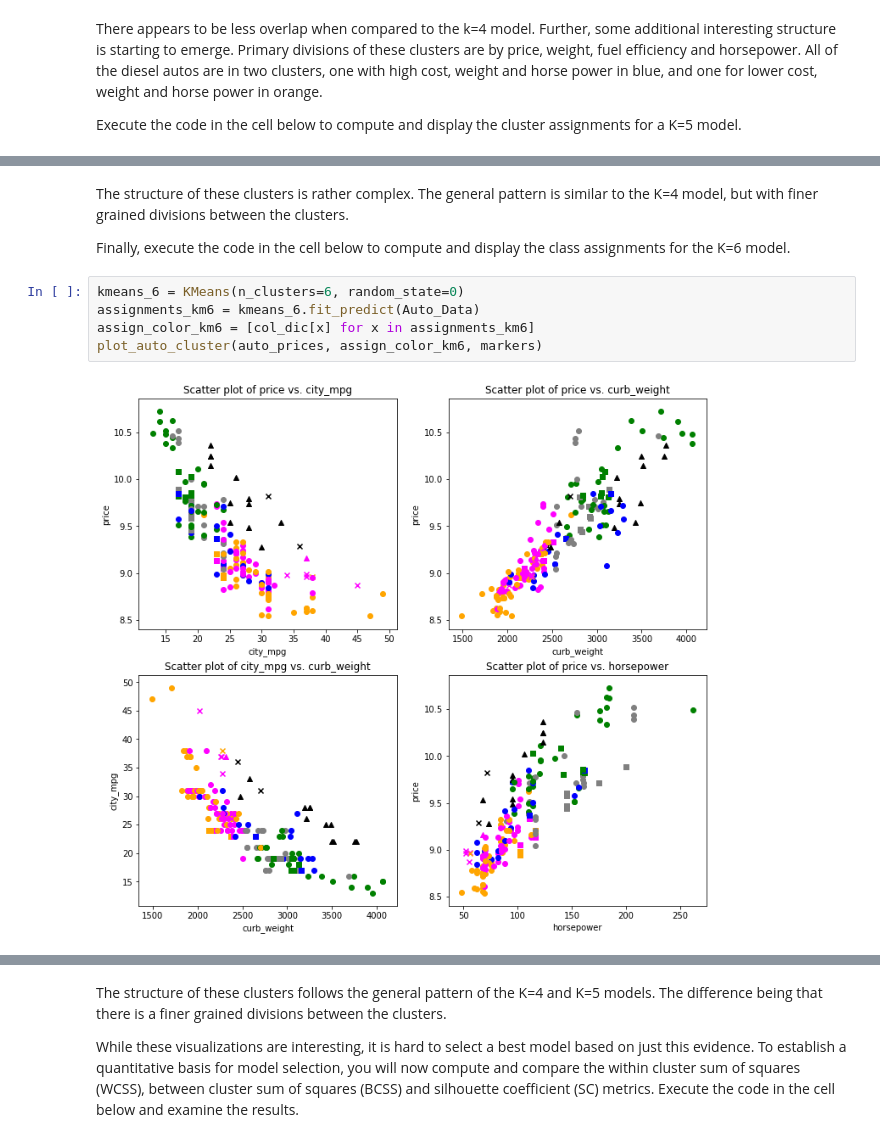
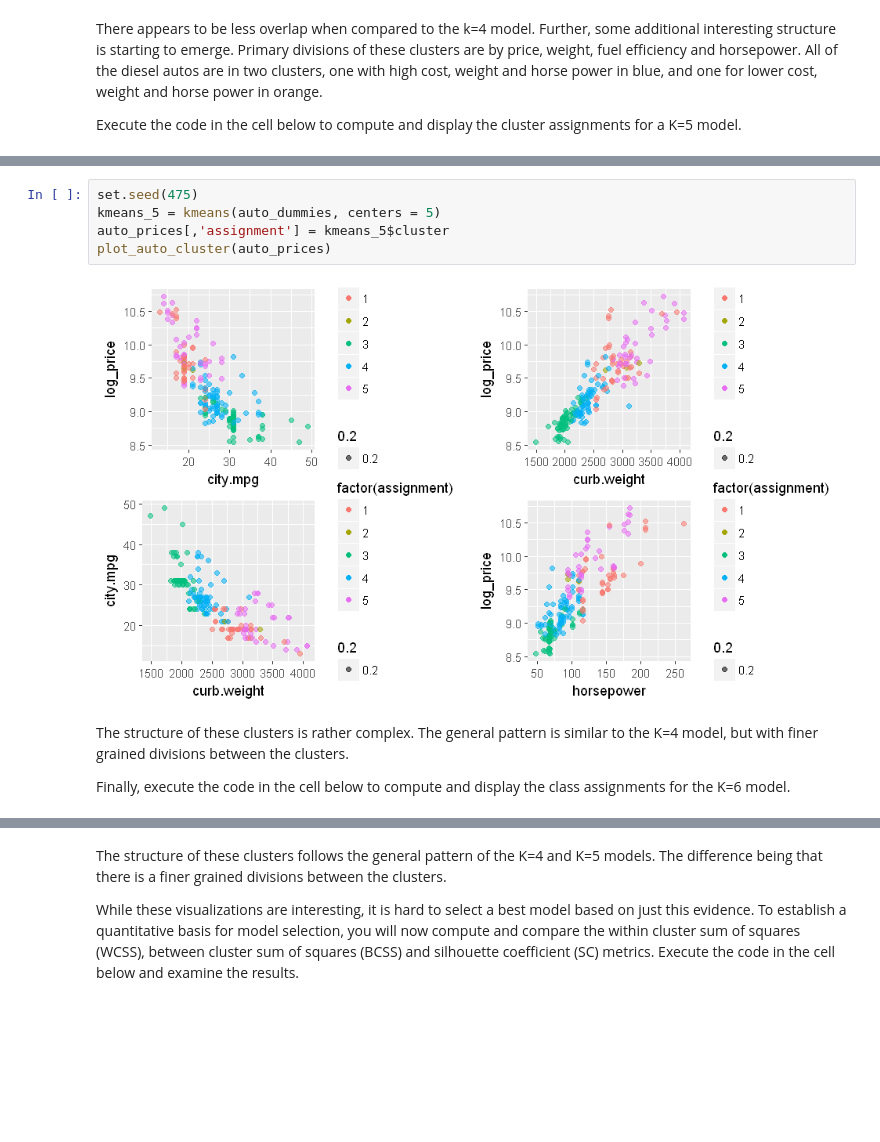
Before and after one commit to vijayraavi/Principles-of-Machine-Learning-R, a Jupyter notebook: Module7/ApplicationOfClustering.ipynb, the cells around one changed output, grey strips where cells are left out. Drawn from its saved outputs; the diff is of its cells as text; blank space fills up the shorter version.

```diff
--- a/Module7/ApplicationOfClustering.ipynb
+++ b/Module7/ApplicationOfClustering.ipynb
@@ -223,11 +197,11 @@ plot_auto_cluster(auto_prices, assign_color_km5, markers)
+# %%
+set.seed(475)
+kmeans_5 = kmeans(auto_dummies, centers = 5)
+auto_prices[,'assignment'] = kmeans_5$cluster
+plot_auto_cluster(auto_prices)
+# %% [output]
+[figure, added]
 # %% [markdown]
 The structure of these clusters is rather complex. The general pattern is similar to the K=4 model, but with finer grained divisions between the clusters.
 
 Finally, execute the code in the cell below to compute and display the class assignments for the K=6 model.
-# %%
-kmeans_6 = KMeans(n_clusters=6, random_state=0)
-assignments_km6 = kmeans_6.fit_predict(Auto_Data)
-assign_color_km6 = [col_dic[x] for x in assignments_km6]
-plot_auto_cluster(auto_prices, assign_color_km6, markers)
-# %% [output]
-[figure, removed]
```
Also changed, not shown: parts of 29 cells of this notebook.
